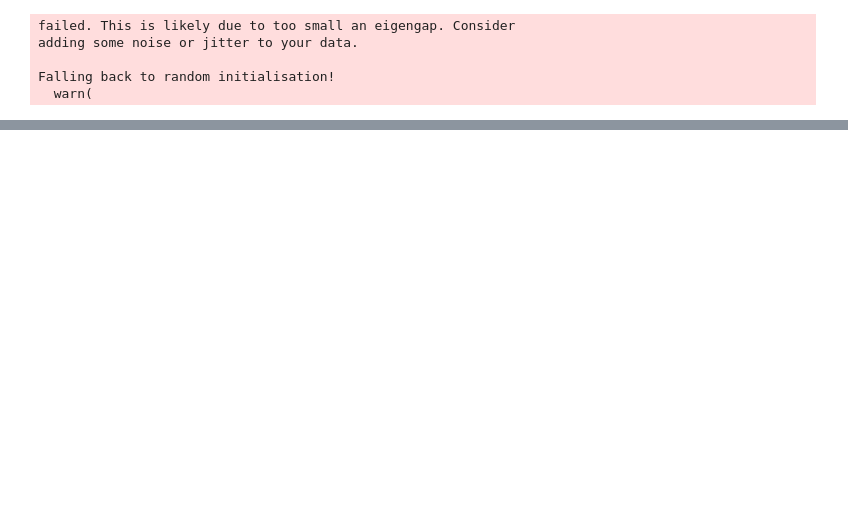
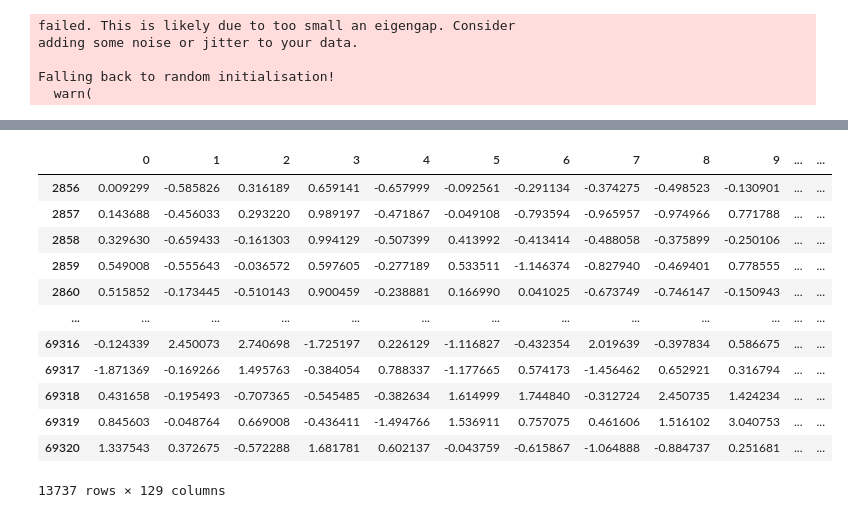
Before and after one commit to DeVriesMatt/TearingNetNew, a Jupyter notebook: extract_modelnet_features.ipynb, the cells around one changed output, grey strips where cells are left out. Cells and saved outputs as stored; diff of their text form; code cells hidden in the pictures; blank space fills up the shorter version.

```diff
--- a/extract_modelnet_features.ipynb
+++ b/extract_modelnet_features.ipynb
@@ -198,0 +249,16 @@ plt.show()
+# %%
+blebb_noc
+# %% [output]
+|  | 0 | 1 | 2 | 3 | 4 | 5 | 6 | 7 | 8 | 9 | ... | ... |
+| 2856 | 0.009299 | -0.585826 | 0.316189 | 0.659141 | -0.657999 | -0.092561 | -0.291134 | -0.374275 | -0.498523 | -0.130901 | ... | ... |
+| 2857 | 0.143688 | -0.456033 | 0.293220 | 0.989197 | -0.471867 | -0.049108 | -0.793594 | -0.965957 | -0.974966 | 0.771788 | ... | ... |
+| 2858 | 0.329630 | -0.659433 | -0.161303 | 0.994129 | -0.507399 | 0.413992 | -0.413414 | -0.488058 | -0.375899 | -0.250106 | ... | ... |
+| 2859 | 0.549008 | -0.555643 | -0.036572 | 0.597605 | -0.277189 | 0.533511 | -1.146374 | -0.827940 | -0.469401 | 0.778555 | ... | ... |
+| 2860 | 0.515852 | -0.173445 | -0.510143 | 0.900459 | -0.238881 | 0.166990 | 0.041025 | -0.673749 | -0.746147 | -0.150943 | ... | ... |
+| ... | ... | ... | ... | ... | ... | ... | ... | ... | ... | ... | ... | ... |
+| 69316 | -0.124339 | 2.450073 | 2.740698 | -1.725197 | 0.226129 | -1.116827 | -0.432354 | 2.019639 | -0.397834 | 0.586675 | ... | ... |
+| 69317 | -1.871369 | -0.169266 | 1.495763 | -0.384054 | 0.788337 | -1.177665 | 0.574173 | -1.456462 | 0.652921 | 0.316794 | ... | ... |
+| 69318 | 0.431658 | -0.195493 | -0.707365 | -0.545485 | -0.382634 | 1.614999 | 1.744840 | -0.312724 | 2.450735 | 1.424234 | ... | ... |
+| 69319 | 0.845603 | -0.048764 | 0.669008 | -0.436411 | -1.494766 | 1.536911 | 0.757075 | 0.461606 | 1.516102 | 3.040753 | ... | ... |
+| 69320 | 1.337543 | 0.372675 | -0.572288 | 1.681781 | 0.602137 | -0.043759 | -0.615867 | -1.064888 | -0.884737 | 0.251681 | ... | ... |
+13737 rows × 129 columns
```
Also changed, not shown: parts of 19 cells of this notebook, 6 other files.
